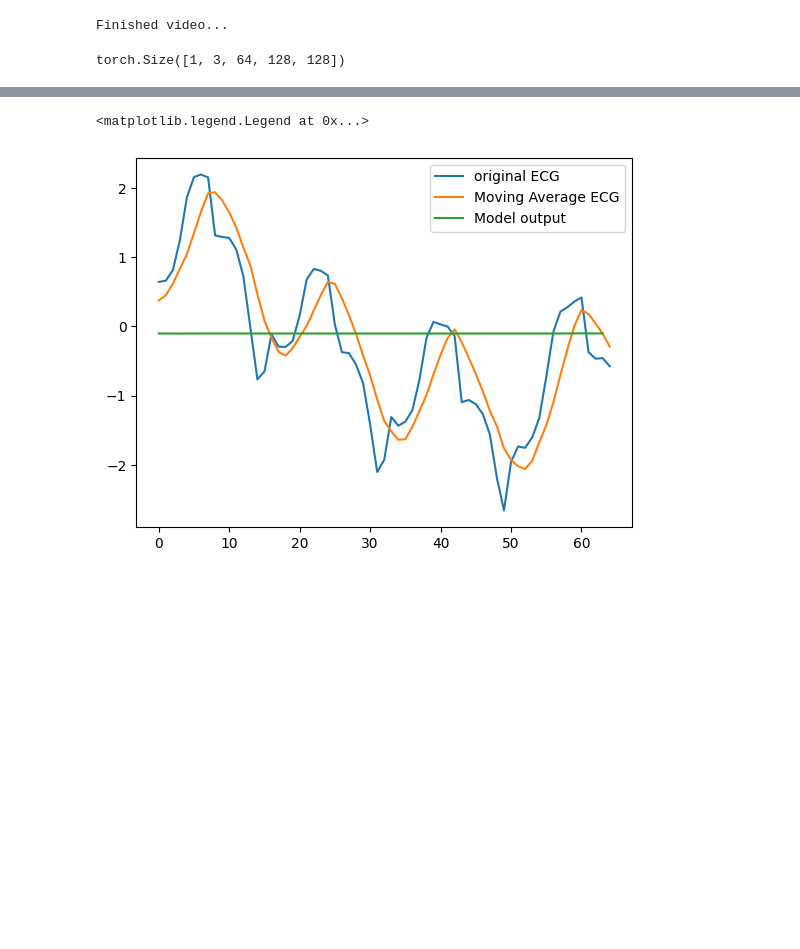
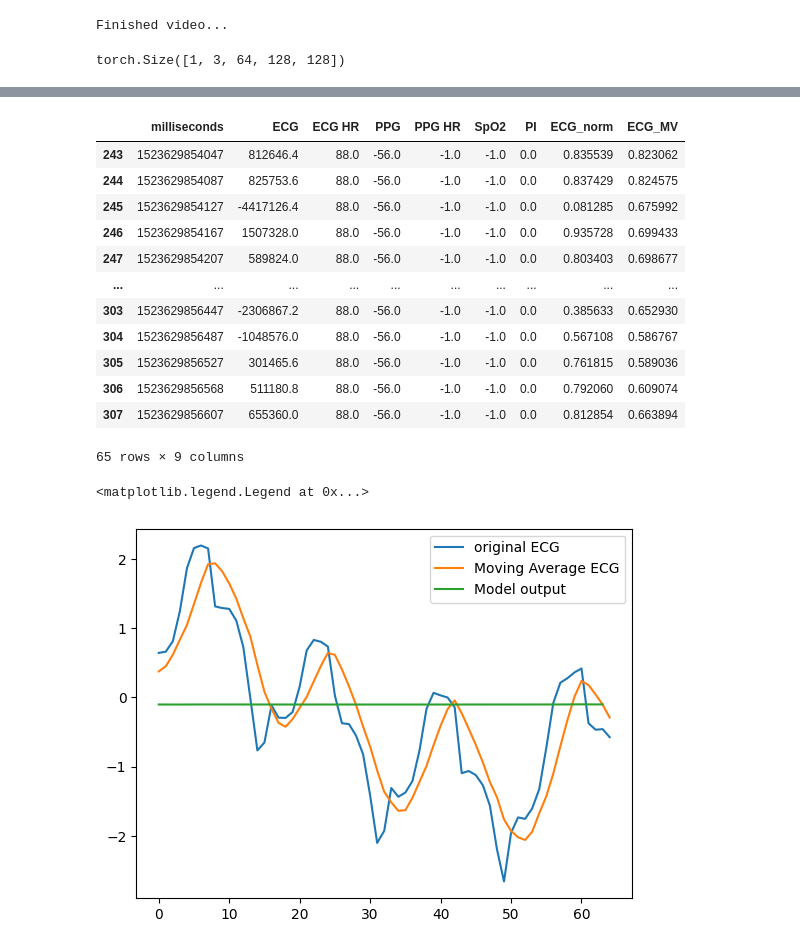
Before and after one commit to s180820/Eulerian_Magnificaiton, a Jupyter notebook: Code/Dev_notebooks/test_model.ipynb, the cells around one changed output, grey strips where cells are left out. Cells and saved outputs as stored; diff of their text form; code cells hidden in the pictures; blank space fills up the shorter version.

```diff
--- a/Code/Dev_notebooks/test_model.ipynb
+++ b/Code/Dev_notebooks/test_model.ipynb
@@ -123,3 +244,19 @@ def moving_average(series, window_size=5):
+# %%
+ecg
+# %% [output]
+|  | milliseconds | ECG | ECG HR | PPG | PPG HR | SpO2 | PI | ECG_norm | ECG_MV |
+| 243 | 1523629854047 | 812646.4 | 88.0 | -56.0 | -1.0 | -1.0 | 0.0 | 0.835539 | 0.823062 |
+| 244 | 1523629854087 | 825753.6 | 88.0 | -56.0 | -1.0 | -1.0 | 0.0 | 0.837429 | 0.824575 |
+| 245 | 1523629854127 | -4417126.4 | 88.0 | -56.0 | -1.0 | -1.0 | 0.0 | 0.081285 | 0.675992 |
+| 246 | 1523629854167 | 1507328.0 | 88.0 | -56.0 | -1.0 | -1.0 | 0.0 | 0.935728 | 0.699433 |
+| 247 | 1523629854207 | 589824.0 | 88.0 | -56.0 | -1.0 | -1.0 | 0.0 | 0.803403 | 0.698677 |
+| ... | ... | ... | ... | ... | ... | ... | ... | ... | ... |
+| 303 | 1523629856447 | -2306867.2 | 88.0 | -56.0 | -1.0 | -1.0 | 0.0 | 0.385633 | 0.652930 |
+| 304 | 1523629856487 | -1048576.0 | 88.0 | -56.0 | -1.0 | -1.0 | 0.0 | 0.567108 | 0.586767 |
+| 305 | 1523629856527 | 301465.6 | 88.0 | -56.0 | -1.0 | -1.0 | 0.0 | 0.761815 | 0.589036 |
+| 306 | 1523629856568 | 511180.8 | 88.0 | -56.0 | -1.0 | -1.0 | 0.0 | 0.792060 | 0.609074 |
+| 307 | 1523629856607 | 655360.0 | 88.0 | -56.0 | -1.0 | -1.0 | 0.0 | 0.812854 | 0.663894 |
+65 rows × 9 columns
 # %%
 import matplotlib.pyplot as plt
 ecg_path = root_dir + "00/01/viatom-raw.csv"
```
Also changed, not shown: parts of 9 cells of this notebook, 2 other files.
